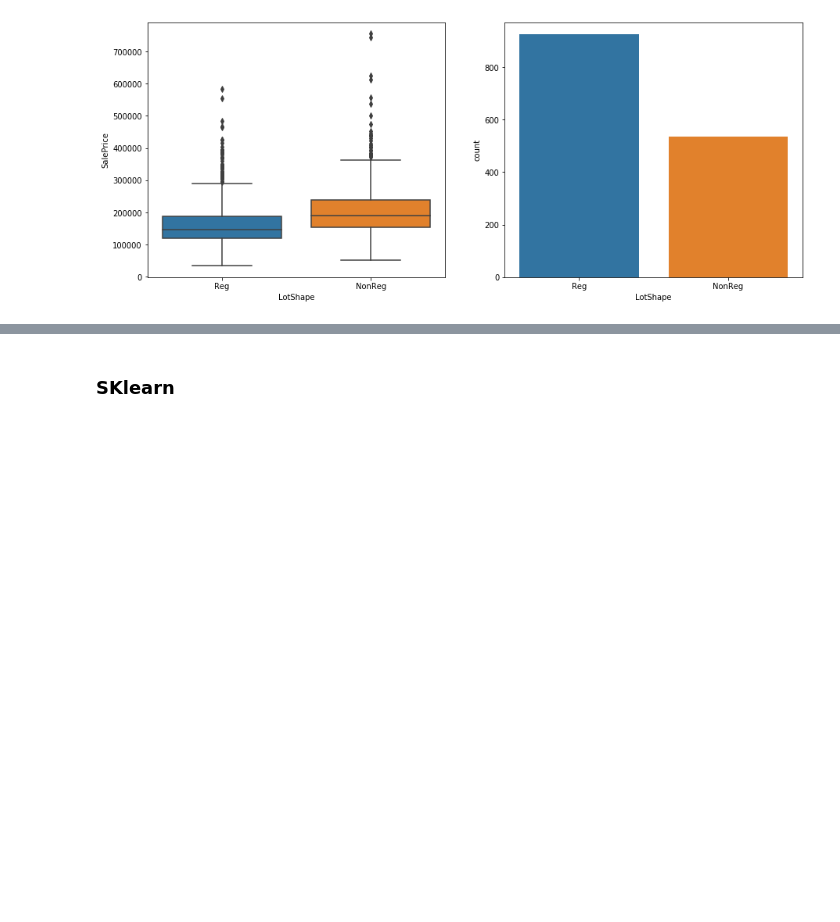
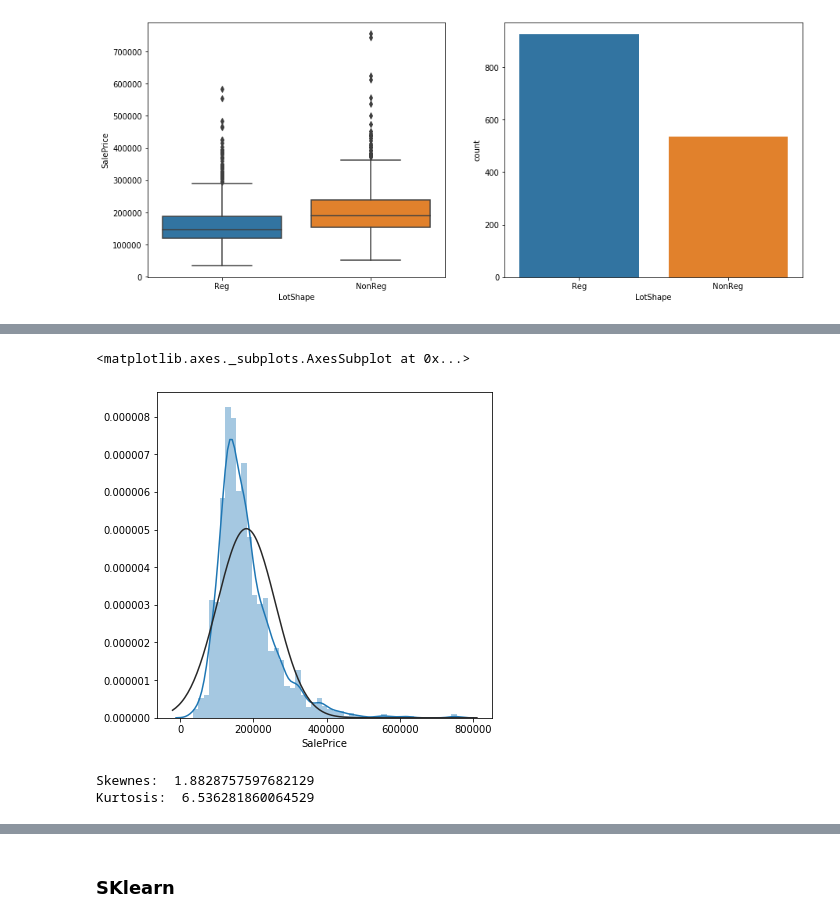
Before and after one commit to rmalav15/kaggle, a Jupyter notebook: house_price.ipynb, the cells around one changed output, grey strips where cells are left out. Cells and saved outputs as stored; diff of their text form; code cells hidden in the pictures; blank space fills up the shorter version.

```diff
--- a/house_price.ipynb
+++ b/house_price.ipynb
@@ -112,0 +107,11 @@ for column in keep_cat_column:
+# %%
+sns.distplot(df['SalePrice'], fit=norm)
+# %% [output]
+<matplotlib.axes._subplots.AxesSubplot at 0x...>
+[figure, added]
+# %%
+print("Skewnes: ", df['SalePrice'].skew())
+print("Kurtosis: ", df['SalePrice'].kurt())
+# %% [output]
+Skewnes:  1.8828757597682129
+Kurtosis:  6.536281860064529
```
Also changed, not shown: parts of 46 cells of this notebook.
